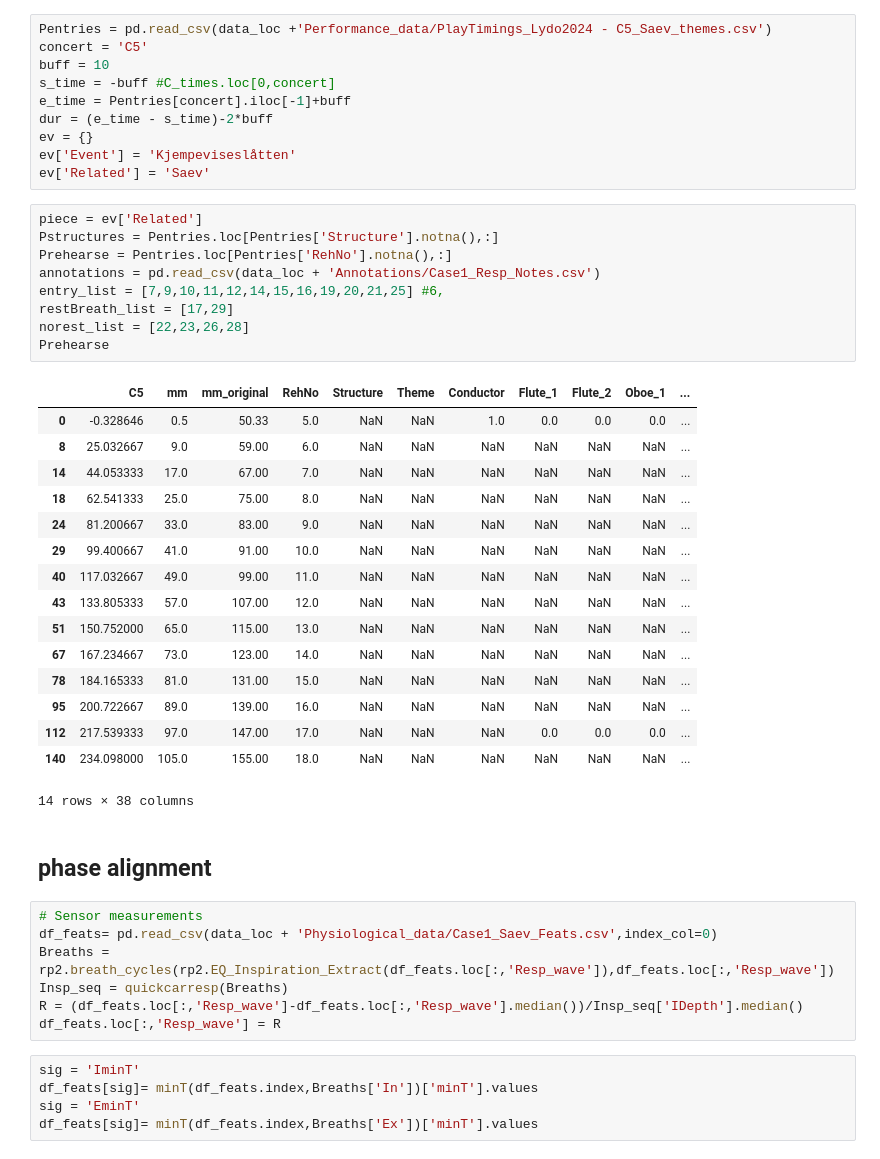
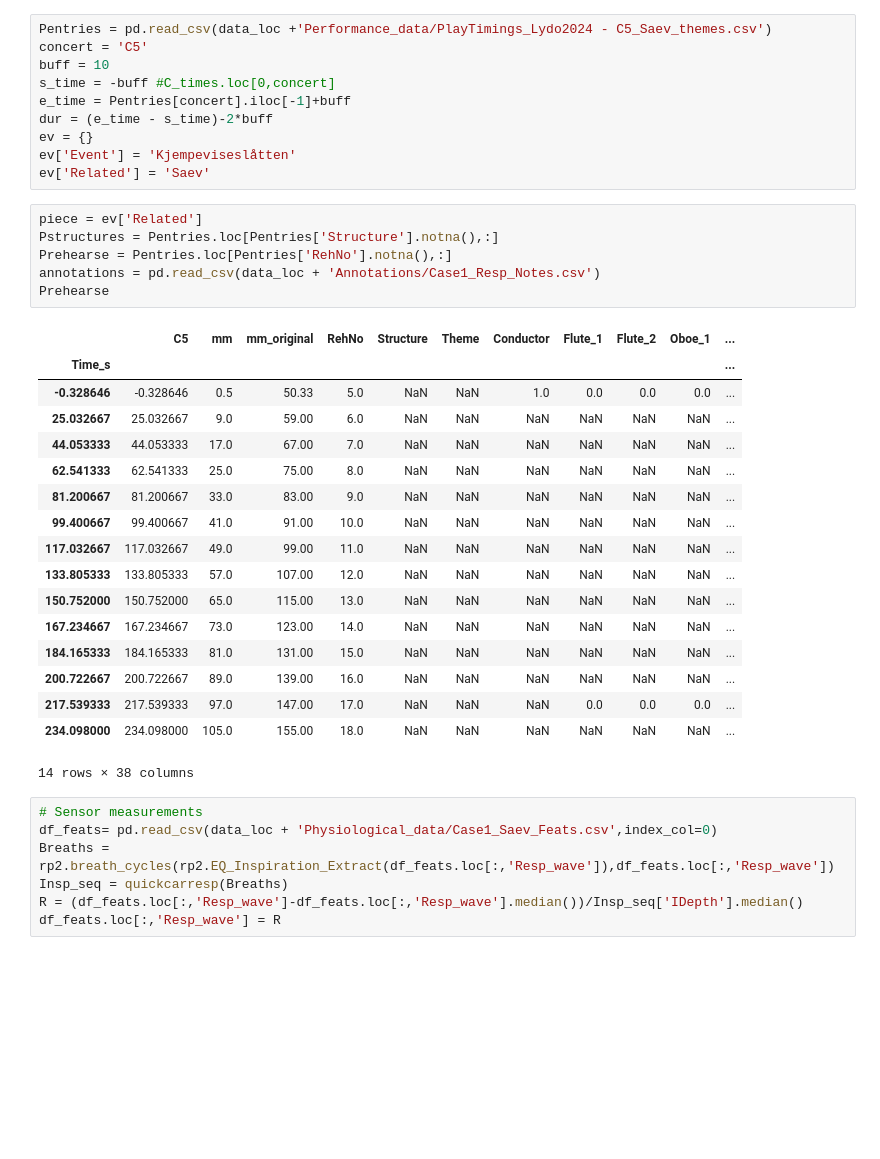
Before and after one commit to finn42/Exploratory_Listening_Phys, a Jupyter notebook: CaseStudy1_SSO.ipynb, the cells around one changed output. Cells and saved outputs as stored; diff of their text form; blank space fills up the shorter version.

```diff
--- a/CaseStudy1_SSO.ipynb
+++ b/CaseStudy1_SSO.ipynb
@@ -111,31 +111,27 @@ ev['Related'] = 'Saev'
 # %%
 piece = ev['Related']
 Pstructures = Pentries.loc[Pentries['Structure'].notna(),:]
 Prehearse = Pentries.loc[Pentries['RehNo'].notna(),:]
 annotations = pd.read_csv(data_loc + 'Annotations/Case1_Resp_Notes.csv')
-entry_list = [7,9,10,11,12,14,15,16,19,20,21,25] #6,
-restBreath_list = [17,29]
-norest_list = [22,23,26,28]
 Prehearse
 # %% [output]
 |  | C5 | mm | mm_original | RehNo | Structure | Theme | Conductor | Flute_1 | Flute_2 | Oboe_1 | ... |
-| 0 | -0.328646 | 0.5 | 50.33 | 5.0 | NaN | NaN | 1.0 | 0.0 | 0.0 | 0.0 | ... |
-| 8 | 25.032667 | 9.0 | 59.00 | 6.0 | NaN | NaN | NaN | NaN | NaN | NaN | ... |
-| 14 | 44.053333 | 17.0 | 67.00 | 7.0 | NaN | NaN | NaN | NaN | NaN | NaN | ... |
-| 18 | 62.541333 | 25.0 | 75.00 | 8.0 | NaN | NaN | NaN | NaN | NaN | NaN | ... |
-| 24 | 81.200667 | 33.0 | 83.00 | 9.0 | NaN | NaN | NaN | NaN | NaN | NaN | ... |
-| 29 | 99.400667 | 41.0 | 91.00 | 10.0 | NaN | NaN | NaN | NaN | NaN | NaN | ... |
-| 40 | 117.032667 | 49.0 | 99.00 | 11.0 | NaN | NaN | NaN | NaN | NaN | NaN | ... |
-| 43 | 133.805333 | 57.0 | 107.00 | 12.0 | NaN | NaN | NaN | NaN | NaN | NaN | ... |
-| 51 | 150.752000 | 65.0 | 115.00 | 13.0 | NaN | NaN | NaN | NaN | NaN | NaN | ... |
-| 67 | 167.234667 | 73.0 | 123.00 | 14.0 | NaN | NaN | NaN | NaN | NaN | NaN | ... |
-| 78 | 184.165333 | 81.0 | 131.00 | 15.0 | NaN | NaN | NaN | NaN | NaN | NaN | ... |
-| 95 | 200.722667 | 89.0 | 139.00 | 16.0 | NaN | NaN | NaN | NaN | NaN | NaN | ... |
-| 112 | 217.539333 | 97.0 | 147.00 | 17.0 | NaN | NaN | NaN | 0.0 | 0.0 | 0.0 | ... |
-| 140 | 234.098000 | 105.0 | 155.00 | 18.0 | NaN | NaN | NaN | NaN | NaN | NaN | ... |
+| Time_s |  |  |  |  |  |  |  |  |  |  | ... |
+| -0.328646 | -0.328646 | 0.5 | 50.33 | 5.0 | NaN | NaN | 1.0 | 0.0 | 0.0 | 0.0 | ... |
+| 25.032667 | 25.032667 | 9.0 | 59.00 | 6.0 | NaN | NaN | NaN | NaN | NaN | NaN | ... |
+| 44.053333 | 44.053333 | 17.0 | 67.00 | 7.0 | NaN | NaN | NaN | NaN | NaN | NaN | ... |
+| 62.541333 | 62.541333 | 25.0 | 75.00 | 8.0 | NaN | NaN | NaN | NaN | NaN | NaN | ... |
+| 81.200667 | 81.200667 | 33.0 | 83.00 | 9.0 | NaN | NaN | NaN | NaN | NaN | NaN | ... |
+| 99.400667 | 99.400667 | 41.0 | 91.00 | 10.0 | NaN | NaN | NaN | NaN | NaN | NaN | ... |
+| 117.032667 | 117.032667 | 49.0 | 99.00 | 11.0 | NaN | NaN | NaN | NaN | NaN | NaN | ... |
+| 133.805333 | 133.805333 | 57.0 | 107.00 | 12.0 | NaN | NaN | NaN | NaN | NaN | NaN | ... |
+| 150.752000 | 150.752000 | 65.0 | 115.00 | 13.0 | NaN | NaN | NaN | NaN | NaN | NaN | ... |
+| 167.234667 | 167.234667 | 73.0 | 123.00 | 14.0 | NaN | NaN | NaN | NaN | NaN | NaN | ... |
+| 184.165333 | 184.165333 | 81.0 | 131.00 | 15.0 | NaN | NaN | NaN | NaN | NaN | NaN | ... |
+| 200.722667 | 200.722667 | 89.0 | 139.00 | 16.0 | NaN | NaN | NaN | NaN | NaN | NaN | ... |
+| 217.539333 | 217.539333 | 97.0 | 147.00 | 17.0 | NaN | NaN | NaN | 0.0 | 0.0 | 0.0 | ... |
+| 234.098000 | 234.098000 | 105.0 | 155.00 | 18.0 | NaN | NaN | NaN | NaN | NaN | NaN | ... |
 14 rows × 38 columns
-# %% [markdown]
-## phase alignment
 # %%
 # Sensor measurements
 df_feats= pd.read_csv(data_loc + 'Physiological_data/Case1_Saev_Feats.csv',index_col=0)
@@ -143,8 +139,3 @@ Breaths = rp2.breath_cycles(rp2.EQ_Inspiration_Extract(df_feats.loc[:,'Resp_wave
 Insp_seq = quickcarresp(Breaths)
 R = (df_feats.loc[:,'Resp_wave']-df_feats.loc[:,'Resp_wave'].median())/Insp_seq['IDepth'].median()
 df_feats.loc[:,'Resp_wave'] = R
-# %%
-sig = 'IminT'
-df_feats[sig]= minT(df_feats.index,Breaths['In'])['minT'].values
-sig = 'EminT'
-df_feats[sig]= minT(df_feats.index,Breaths['Ex'])['minT'].values
```
Also changed, not shown: parts of 37 cells of this notebook, 11 other files.
